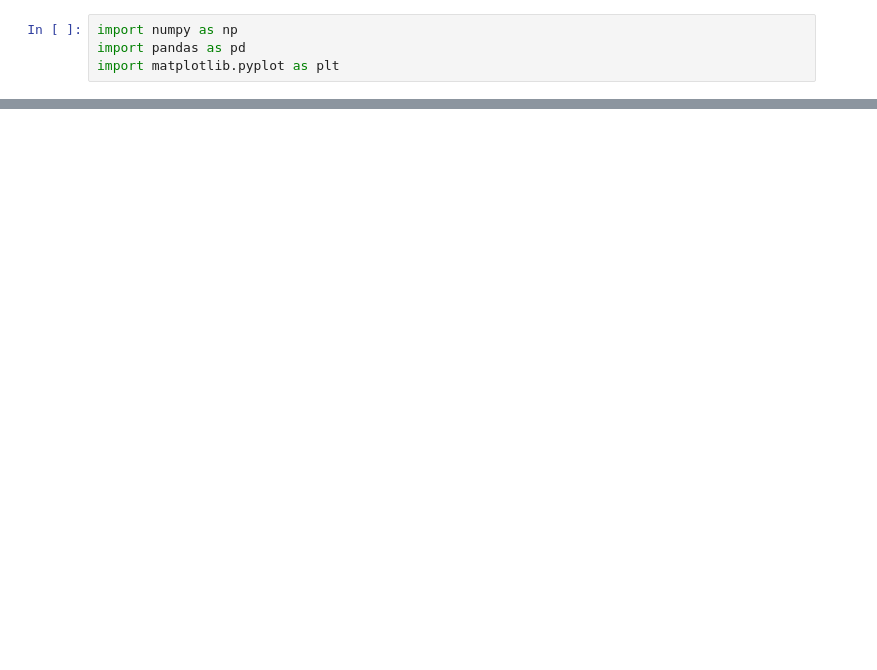
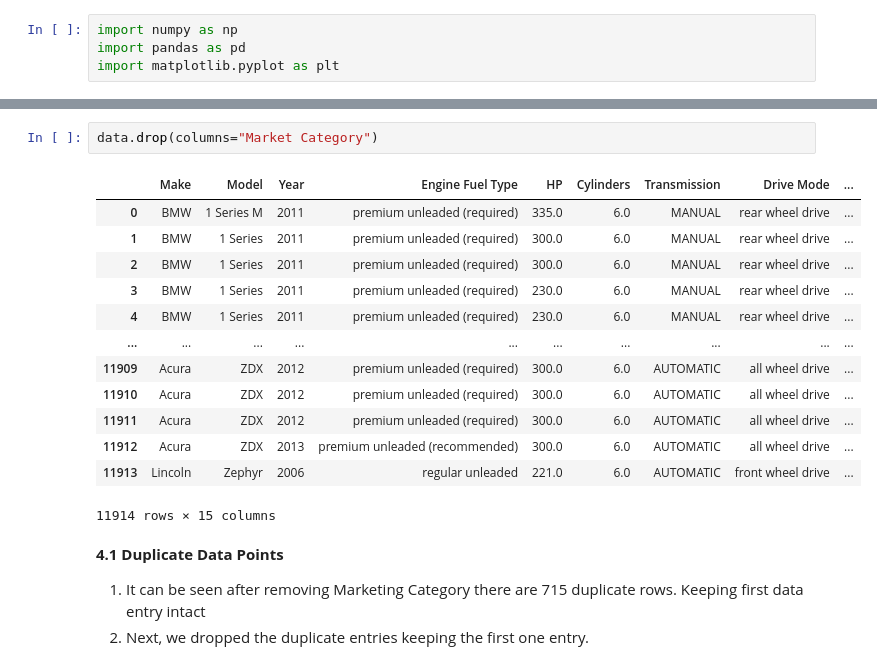
Before and after one commit to KondapiPraveen/Machine-Learning-Project, a Jupyter notebook: MLProject.ipynb, the cells around one changed output, grey strips where cells are left out. Cells and saved outputs as stored; diff of their text form; blank space fills up the shorter version.

```diff
--- a/MLProject.ipynb
+++ b/MLProject.ipynb
@@ -64,0 +105,20 @@ Name: Make, dtype: int64
+# %%
+data.drop(columns="Market Category")
+# %% [output]
+|  | Make | Model | Year | Engine Fuel Type | HP | Cylinders | Transmission | Drive Mode | ... |
+| 0 | BMW | 1 Series M | 2011 | premium unleaded (required) | 335.0 | 6.0 | MANUAL | rear wheel drive | ... |
+| 1 | BMW | 1 Series | 2011 | premium unleaded (required) | 300.0 | 6.0 | MANUAL | rear wheel drive | ... |
+| 2 | BMW | 1 Series | 2011 | premium unleaded (required) | 300.0 | 6.0 | MANUAL | rear wheel drive | ... |
+| 3 | BMW | 1 Series | 2011 | premium unleaded (required) | 230.0 | 6.0 | MANUAL | rear wheel drive | ... |
+| 4 | BMW | 1 Series | 2011 | premium unleaded (required) | 230.0 | 6.0 | MANUAL | rear wheel drive | ... |
+| ... | ... | ... | ... | ... | ... | ... | ... | ... | ... |
+| 11909 | Acura | ZDX | 2012 | premium unleaded (required) | 300.0 | 6.0 | AUTOMATIC | all wheel drive | ... |
+| 11910 | Acura | ZDX | 2012 | premium unleaded (required) | 300.0 | 6.0 | AUTOMATIC | all wheel drive | ... |
+| 11911 | Acura | ZDX | 2012 | premium unleaded (required) | 300.0 | 6.0 | AUTOMATIC | all wheel drive | ... |
+| 11912 | Acura | ZDX | 2013 | premium unleaded (recommended) | 300.0 | 6.0 | AUTOMATIC | all wheel drive | ... |
+| 11913 | Lincoln | Zephyr | 2006 | regular unleaded | 221.0 | 6.0 | AUTOMATIC | front wheel drive | ... |
+11914 rows × 15 columns
+# %% [markdown]
+**4.1 Duplicate Data Points**
+1. It can be seen after removing Marketing Category there are 715 duplicate rows. Keeping first data entry intact
+2. Next, we dropped the duplicate entries keeping the first one entry.
```
Also changed, not shown: parts of 18 cells of this notebook.
